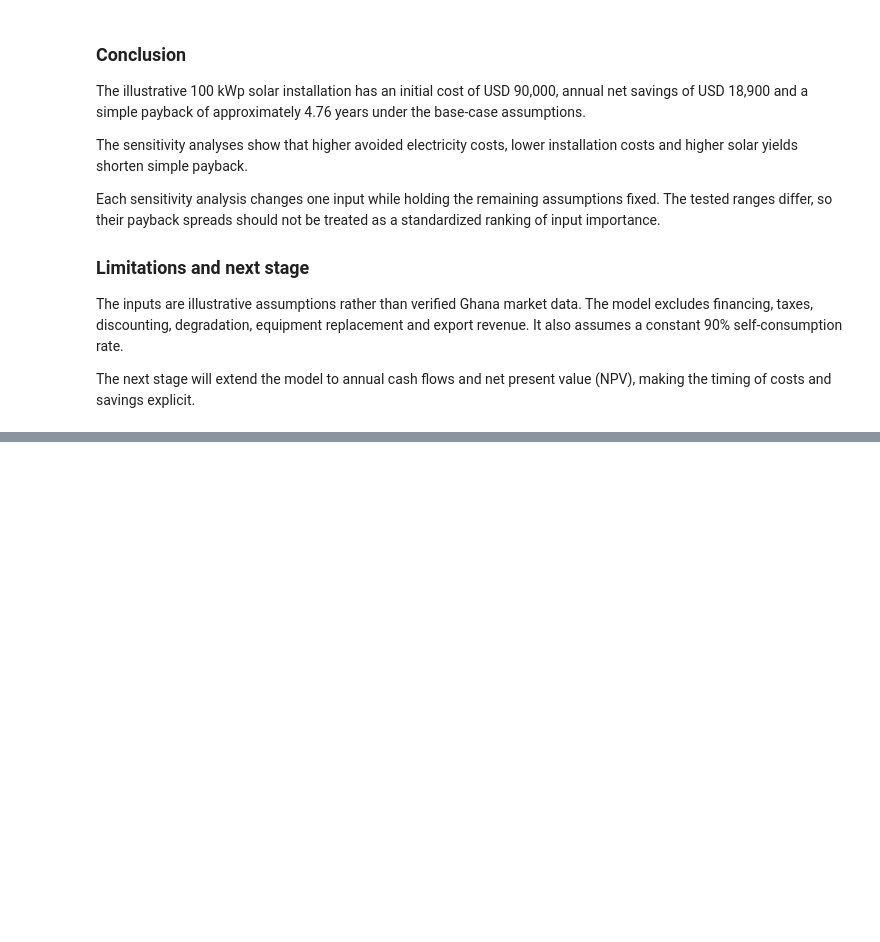
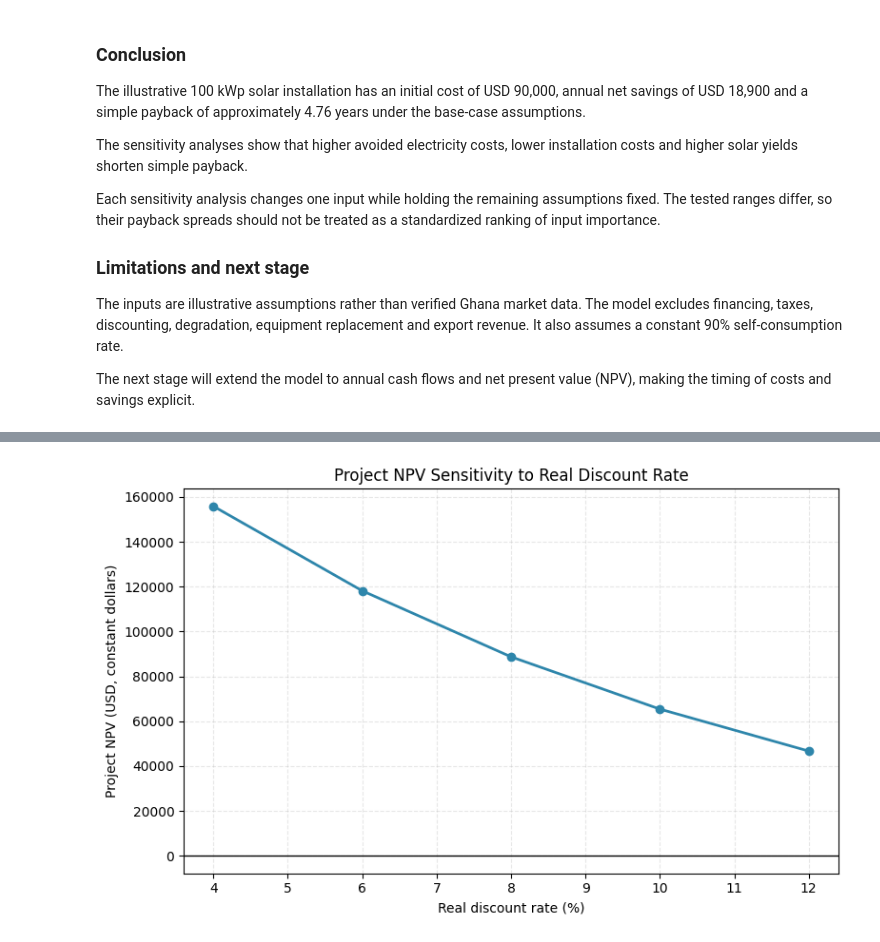
Before and after one commit to GHseyram/Ghana-energy-transition-investment-analytics, a Jupyter notebook: notebooks/03_solar_investment_model.ipynb, the cells around one changed output, grey strips where cells are left out. Cells and saved outputs as stored; diff of their text form; code cells hidden in the pictures; blank space fills up the shorter version.

```diff
--- a/notebooks/03_solar_investment_model.ipynb
+++ b/notebooks/03_solar_investment_model.ipynb
@@ -466,0 +647,17 @@ explicit.
+# %%
+discount_rates = [0.04, 0.06, 0.08, 0.10, 0.12]
+npv_results = []
+
+for rate in discount_rates:
+    discounted_flows = (
+        cash_flows["Net cash flow (USD)"]
+        / (1 + rate) ** cash_flows["Year"]
+    )
+
+    npv_results.append({
+        "Real discount rate (%)": rate * 100,
+        "Project NPV (USD)": discounted_flows.sum()
+    })
+
+npv_sensitivity = pd.DataFrame(npv_results)
+npv_sensitivity.round(2)
@@ -466,0 +671,21 @@ explicit.
+# %%
+fig, ax = plt.subplots(figsize=(8, 5))
+
+ax.plot(
+    npv_sensitivity["Real discount rate (%)"],
+    npv_sensitivity["Project NPV (USD)"],
+    marker="o",
+    color="#2E86AB",
+    linewidth=2
+)
+
+ax.axhline(0, color="black", linewidth=1)
+ax.set_title("Project NPV Sensitivity to Real Discount Rate")
+ax.set_xlabel("Real discount rate (%)")
+ax.set_ylabel("Project NPV (USD, constant dollars)")
+ax.grid(True, linestyle="--", alpha=0.3)
+
+plt.tight_layout()
+plt.show()
+# %% [output]
+[figure, added]
```
Also changed, not shown: parts of 8 cells of this notebook.
